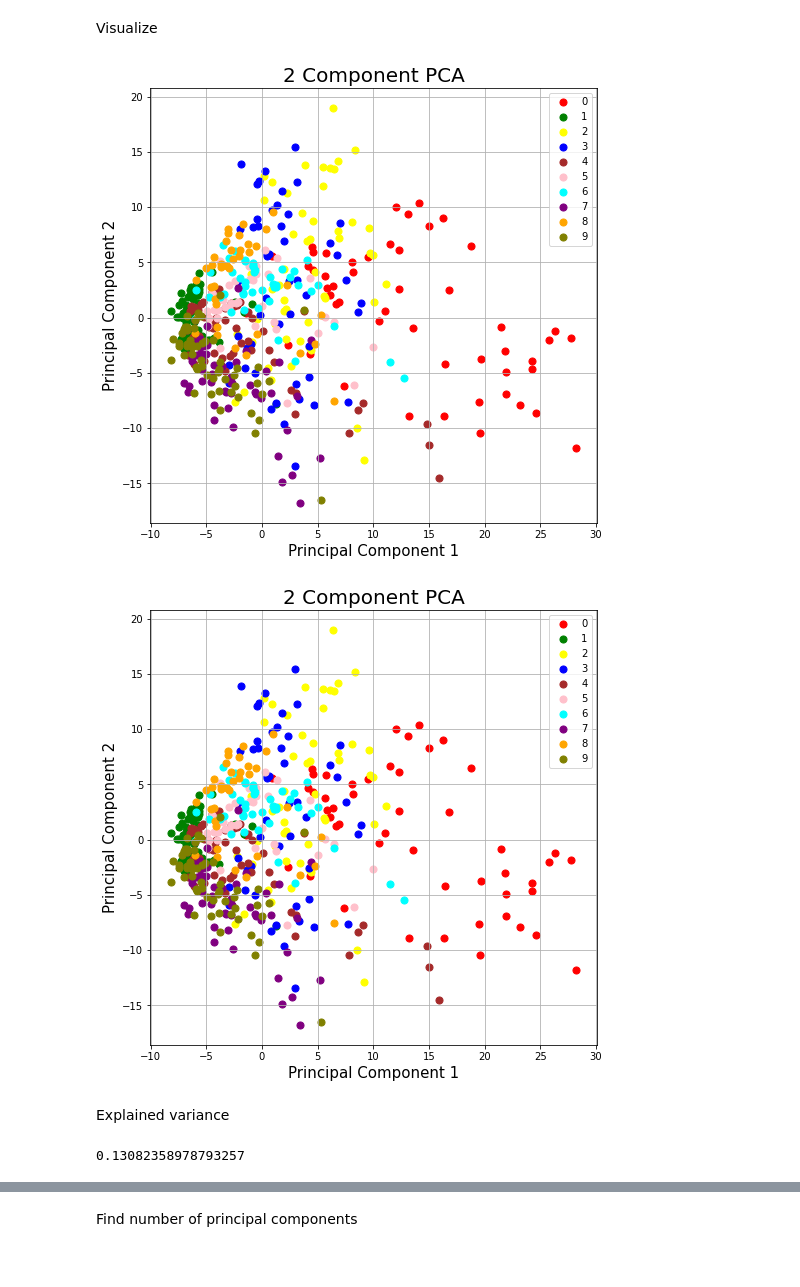
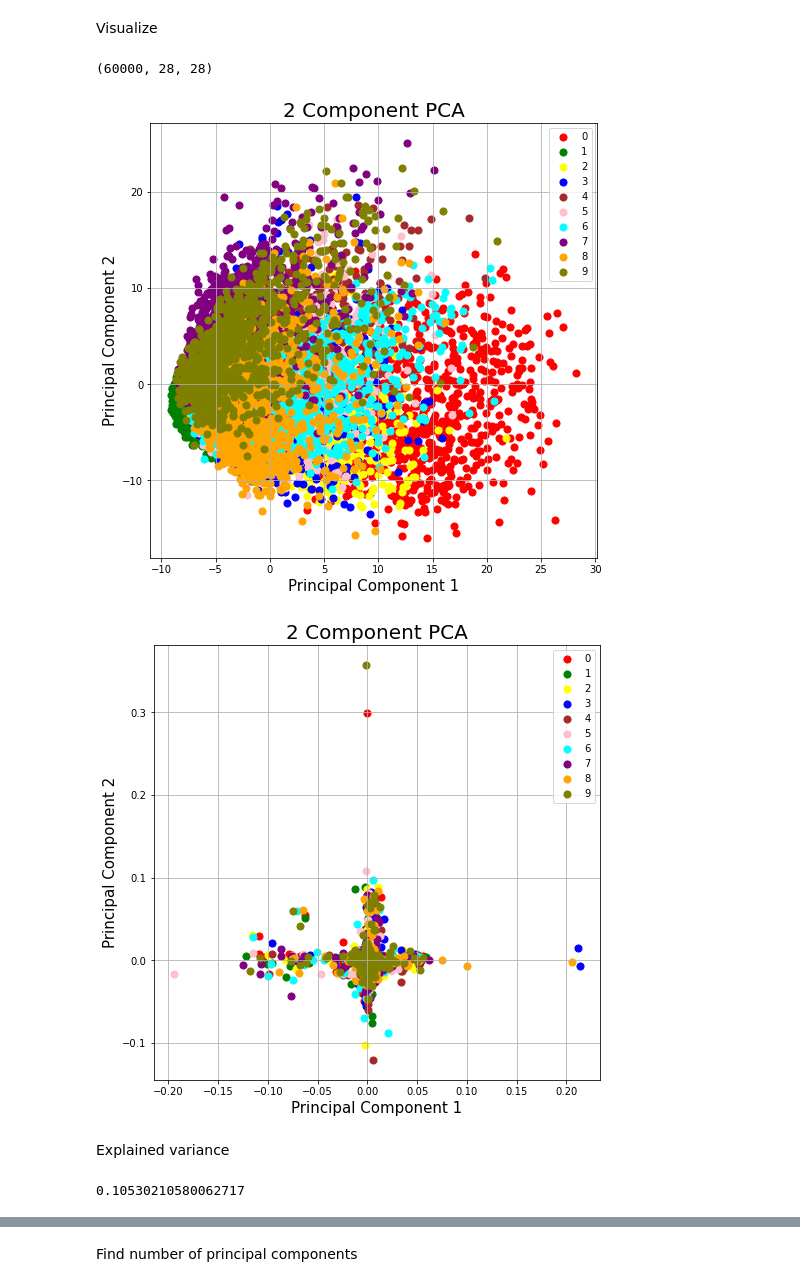
Before and after one commit to Vergenter/DataEmbeddingandVisualization, a Jupyter notebook: pca_kernelpca_lab.ipynb, the cells around one changed output, grey strips where cells are left out. Drawn from its saved outputs; the diff is of its cells as text; code cells hidden in the pictures.

```diff
--- a/pca_kernelpca_lab.ipynb
+++ b/pca_kernelpca_lab.ipynb
@@ -446,9 +446,13 @@ from keras.datasets import mnist
 mnist_data = mnist.load_data(path="mnist.npz")
 # %%
 (x_train, y_train), (x_test, y_test) = mnist_data
+# %%
+np.shape(x_train)
+# %% [output]
+(60000, 28, 28)
 # %%
-x_data = x_train[:500]
-y_data = y_train[:500]
+x_data = x_train[:10000]
+y_data = y_train[:10000]
 x_data_reshaped = x_data.reshape(-1, 28*28)
 labels = np.array(["pixel"+str(i) for i in range(28*28)])
 df_mnist = pd.DataFrame(data = x_data_reshaped, columns=labels)
@@ -471,23 +475,23 @@ digits = [0,1,2,3,4,5,6,7,8,9]
 colors = ['red','green',"yellow",'blue','brown','pink','cyan','purple','orange','olive']
 PCA_visualization(digits, colors, principal_df_mnist)
 # %% [output]
-[figure, old version]
+[figure, new version]
 # %%
 #calculate kernel PCA
 from sklearn.decomposition import KernelPCA
 kpca_components=2
-gamma = 5
+gamma = 70
 kpca_mnist = KernelPCA(n_components=kpca_components,kernel = 'rbf', gamma = gamma)
 kpca_mnist_transformed = kpca_mnist.fit_transform(df_mnist_scaled)
 # %%
 #visualize kernel PCA result
-principal_df_mnist = pd.DataFrame(data = pca_mnist_fitTransformed, columns = ['principal component 1','principal component 2'])
+principal_df_mnist = pd.DataFrame(data = kpca_mnist_transformed, columns = ['principal component 1','principal component 2'])
 principal_df_mnist['target']=y_data
 digits = [0,1,2,3,4,5,6,7,8,9]
 colors = ['red','green',"yellow",'blue','brown','pink','cyan','purple','orange','olive']
 PCA_visualization(digits, colors, principal_df_mnist)
 # %% [output]
-[figure, old version]
+[figure, new version]
 # %% [markdown]
 Explained variance
 # %%
@@ -495,7 +499,7 @@ Explained variance
 pca_mnist.explained_variance_ratio_
 print(np.sum(pca_mnist.explained_variance_ratio_))
 # %% [output]
-0.13082358978793257
+0.10530210580062717
 # %%
 explained_variance_plot(pca_mnist)
 # %% [output]
```
Also changed, not shown: parts of 22 cells of this notebook.
